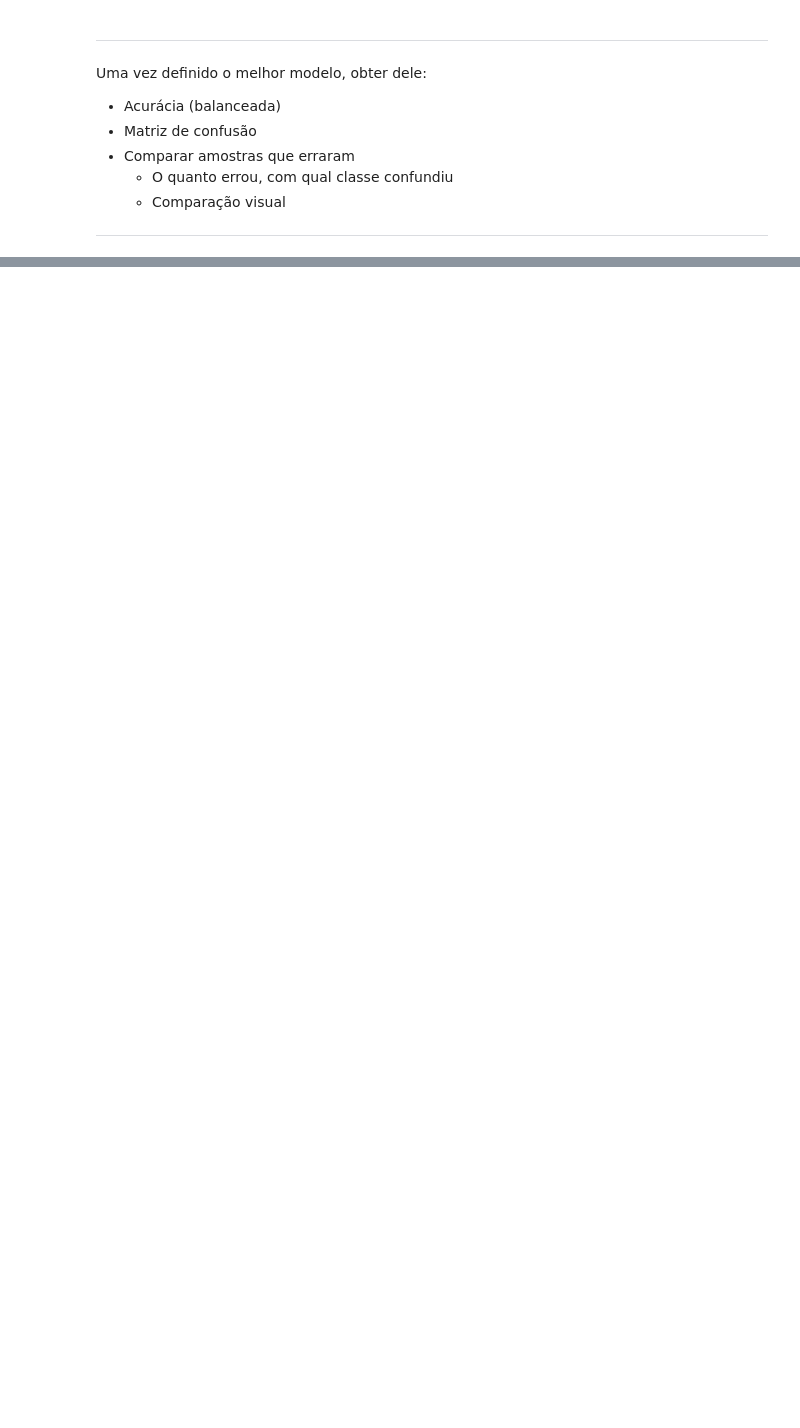
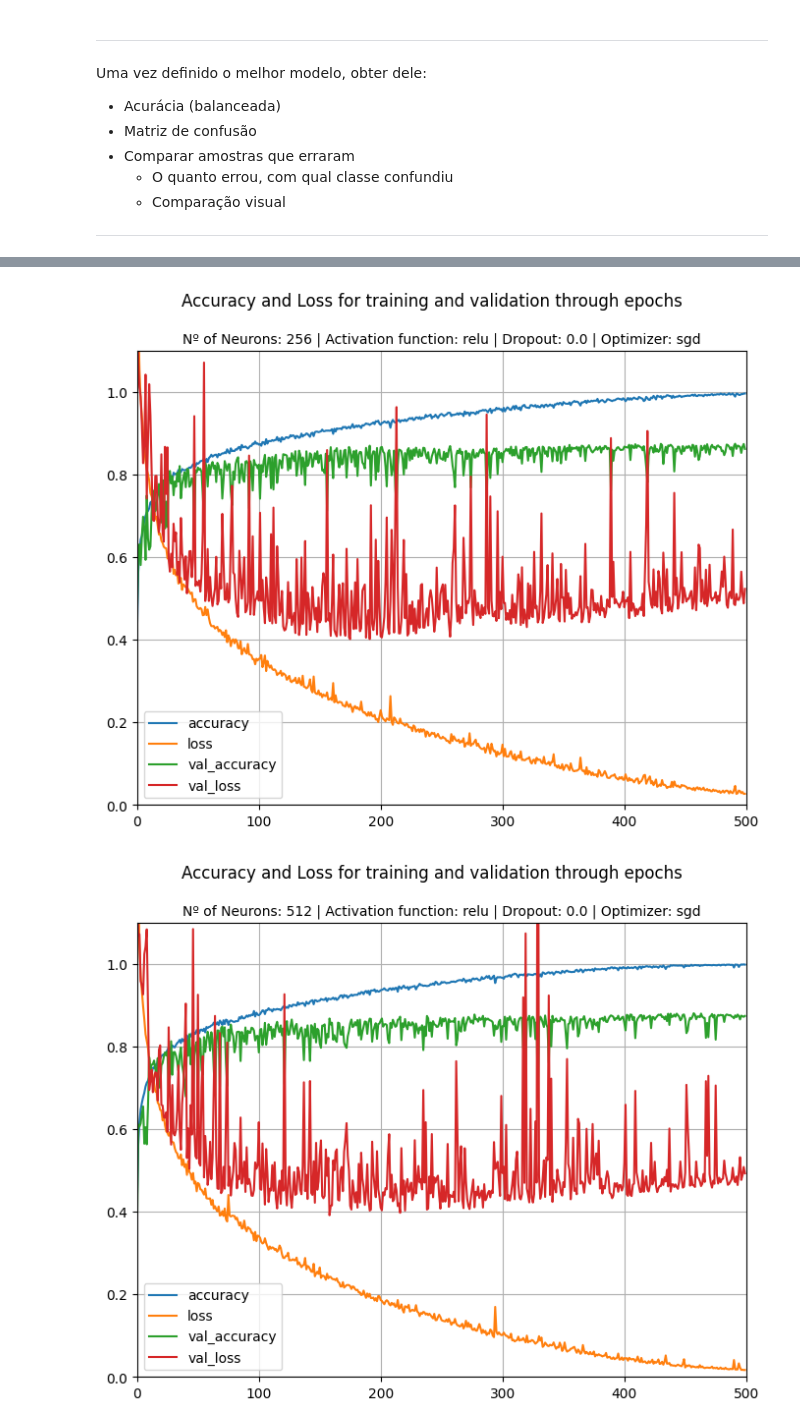
Before and after one commit to toffanetto/IA048_Project_1, a Jupyter notebook: 3-Neural_Network/src/mlp_simple.ipynb, the cells around one changed output, grey strips where cells are left out. Saved outputs shown, nothing was run; the diff lists cells and outputs as text; code cells hidden in the pictures; blank space fills up the shorter version.

```diff
--- a/3-Neural_Network/src/mlp_simple.ipynb
+++ b/3-Neural_Network/src/mlp_simple.ipynb
@@ -265,6 +387,7 @@ dropout_models = []
 dropout_historys = []
 
 for dropout in dropout_search:
+    print("|++| Training for "+str(dropout)+" dropout rate |++|\n")
     model_specs, history = build_and_test_mlp(n_neurons=best_n_neurons,activation_fnc=best_activation_fnc,
                                               dropout=dropout, epochs=epochs)
     dropout_models.append(model_specs)
@@ -277,10 +400,11 @@ best_model_dropout = dict(n_neurons=0,
                           loss=0,
                           accuracy=0)
 
-for model in best_model_dropout:
-    if model["accuracy"] > best_model_neurons["accuracy"]:
-        best_model_neurons = model
+for model in dropout_models:
+    if model["accuracy"] > best_model_dropout["accuracy"]:
+        best_model_dropout = model
 
-best_dropout = best_model_neurons["dropout"]
+best_dropout = best_model_dropout["dropout"]
 
 print(dropout_models)
+print(best_dropout)
@@ -293,6 +467,7 @@ optimizer_models = []
 optimizer_historys = []
 
 for optimizer in optimizer_search:
+    print("|++| Training for "+optimizer+" optimizer |++|\n")
     model_specs, history = build_and_test_mlp(n_neurons=best_n_neurons,activation_fnc=best_activation_fnc,
                                               dropout=best_dropout, optimizer=optimizer, epochs=epochs)
     optimizer_models.append(model_specs)
@@ -305,10 +480,11 @@ best_model_optimizer = dict(n_neurons=0,
                             loss=0,
                             accuracy=0)
 
-for model in best_model_optimizer:
-    if model["accuracy"] > best_model_neurons["accuracy"]:
-        best_model_neurons = model
+for model in optimizer_models:
+    if model["accuracy"] > best_model_optimizer["accuracy"]:
+        best_model_optimizer = model
 
-best_optimizer = best_model_neurons["optimizer"]
+best_optimizer = best_model_optimizer["optimizer"]
 
 print(optimizer_models)
+print(best_optimizer)
@@ -339,0 +628,28 @@ model_specs, history = build_and_test_mlp(n_neurons=best_model["n_neurons"],acti
+# %%
+# Plot all loss & validation graphs
+def plotLossAccuracy2Epochs(historyV, modelV, title_append=""):
+
+    for model, history in zip(modelV, historyV):
+        pd.DataFrame(history.history).plot(figsize=(8,6))
+        plt.grid(True)
+        plt.ylim([0,1.1])
+        plt.xlim([0,epochs])
+        plt.suptitle("Accuracy and Loss for training and validation through epochs"+title_append, fontsize=12)
+        plt.title('Nº of Neurons: '+str(model["n_neurons"])+
+                ' | Activation function: '+str(model["activation_fnc"])+
+                ' | Dropout: '+str(model["dropout"])+
+                ' | Optimizer: '+str(model["optimizer"]),fontsize=10)
+
+        plt.savefig("../plot/mlp/mlp_"+str(model["n_neurons"])+"_"+
+                    (model["activation_fnc"])+"_"+str(model["dropout"])+"_"+
+                    (model["optimizer"])+title_append+".pdf",
+                    format="pdf", bbox_inches="tight")
+
+plotLossAccuracy2Epochs(n_neurons_historys, n_neurons_models)
+plotLossAccuracy2Epochs(activation_fnc_historys, activation_fnc_models)
+plotLossAccuracy2Epochs(dropout_historys, dropout_models)
+plotLossAccuracy2Epochs(optimizer_historys, optimizer_models)
+plotLossAccuracy2Epochs([history], [model_specs],title_append=" | Best Model")
+# %% [output]
+[figure, added]
+[figure, added]
```
Also changed, not shown: parts of 10 cells of this notebook, 20 other files.
